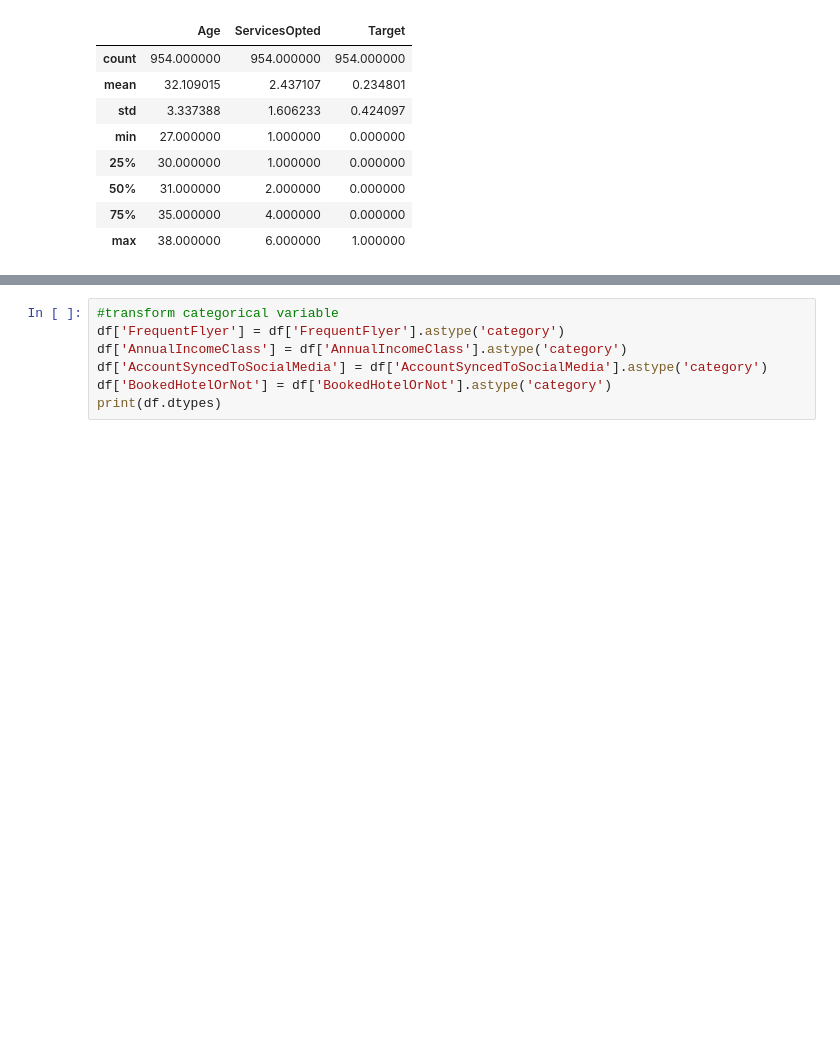
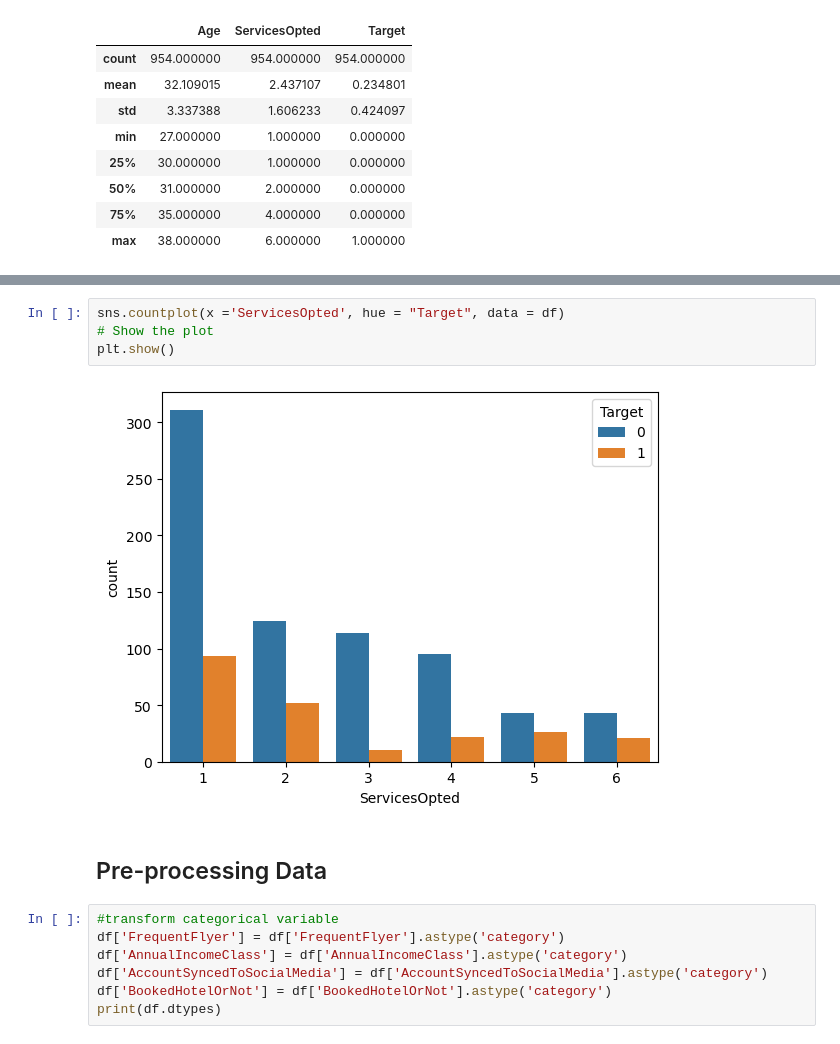
Before and after one commit to marcsteph/Tour-Travels-Customer-Churn-Prediction, a Jupyter notebook: Tour & Travels Customer Churn.ipynb, the cells around one changed output, grey strips where cells are left out. Drawn from its saved outputs; the diff is of its cells as text; blank space fills up the shorter version.

```diff
--- a/Tour & Travels Customer Churn.ipynb
+++ b/Tour & Travels Customer Churn.ipynb
@@ -142,3 +119,11 @@ plt.show()
+# %%
+sns.countplot(x ='ServicesOpted', hue = "Target", data = df)
+# Show the plot
+plt.show()
+# %% [output]
+[figure, added]
+# %% [markdown]
+## Pre-processing Data
 # %%
 #transform categorical variable
 df['FrequentFlyer'] = df['FrequentFlyer'].astype('category')
```
Also changed, not shown: parts of 33 cells of this notebook.
